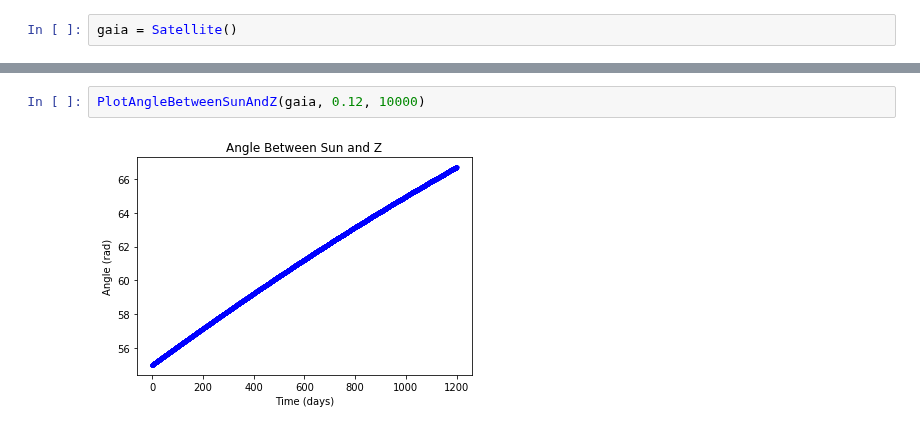
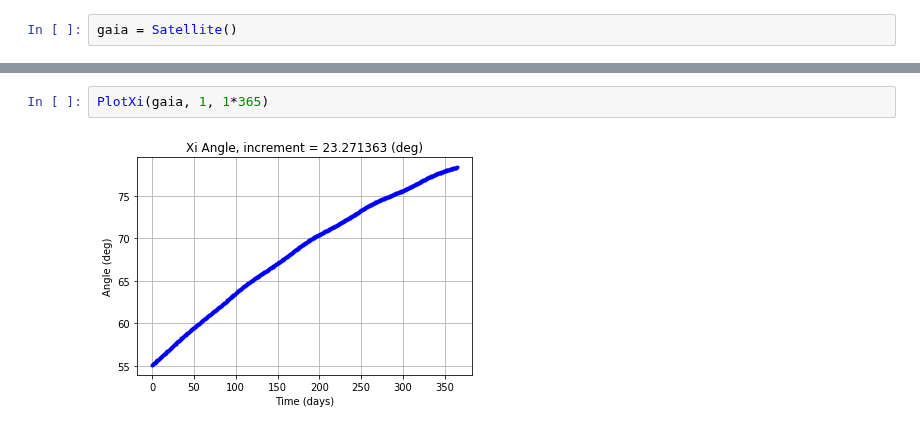
Before and after one commit to bombrun/GaiaLab, a Jupyter notebook: notebooks/NSL_notebook.ipynb, the cells around one changed output, grey strips where cells are left out. Drawn from its saved outputs; the diff is of its cells as text.

```diff
--- a/notebooks/NSL_notebook.ipynb
+++ b/notebooks/NSL_notebook.ipynb
@@ -102,4 +110,4 @@ PlotLatLong(gaia, 0.12, 10000)
-# %%
-PlotAngleBetweenSunAndZ(gaia, 0.12, 10000)
-# %% [output]
-[figure, removed]
+# %%
+PlotXi(gaia, 1, 1*365)
+# %% [output]
+[figure, added]
```
Also changed, not shown: parts of 9 cells of this notebook, 1 other file.
